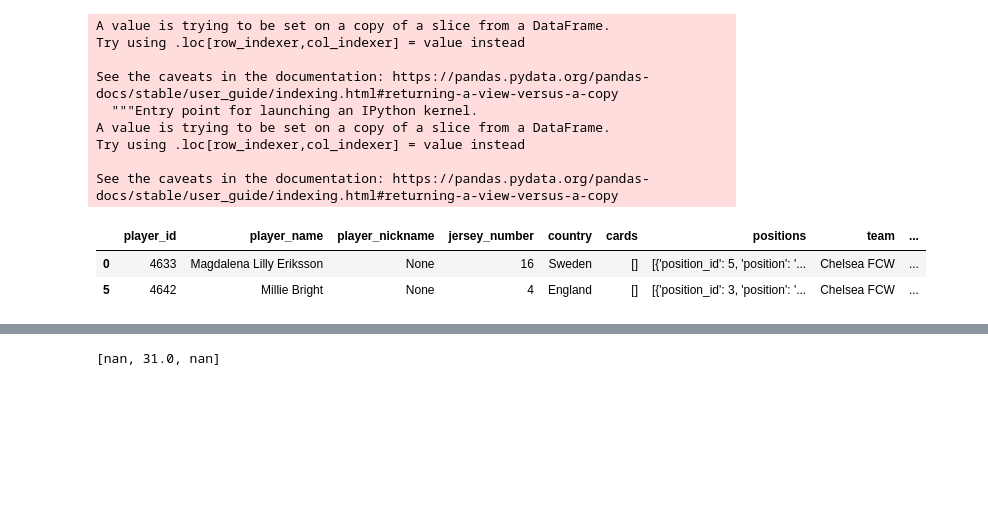
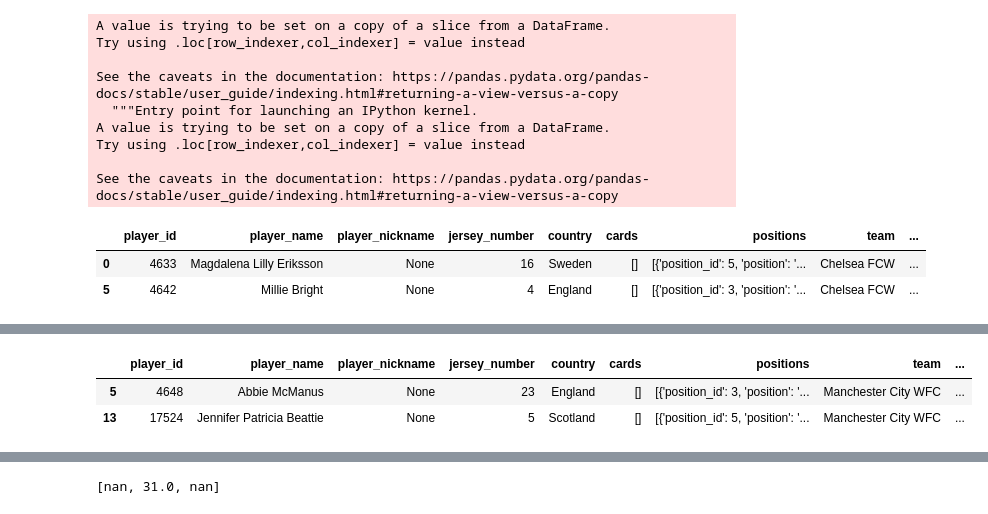
Before and after one commit to alexrhysbates/cb_efficiency, a Jupyter notebook: data/cb_dataset_prep.ipynb, the cells around one changed output, grey strips where cells are left out. Saved outputs shown, nothing was run; the diff lists cells and outputs as text; code cells hidden in the pictures; blank space fills up the shorter version.

```diff
--- a/data/cb_dataset_prep.ipynb
+++ b/data/cb_dataset_prep.ipynb
@@ -179,0 +217,8 @@ for m, t in mts:
+# %%
+match_team_df = cb_lineups[(cb_lineups.match_id == 7298) & (cb_lineups.team == 'Manchester City WFC')]
+# %%
+match_team_df
+# %% [output]
+|  | player_id | player_name | player_nickname | jersey_number | country | cards | positions | team | ... |
+| 5 | 4648 | Abbie McManus | None | 23 | England | [] | [{'position_id': 3, 'position': '... | Manchester City WFC | ... |
+| 13 | 17524 | Jennifer Patricia Beattie | None | 5 | Scotland | [] | [{'position_id': 5, 'position': '... | Manchester City WFC | ... |
```
Also changed, not shown: parts of 16 cells of this notebook.
